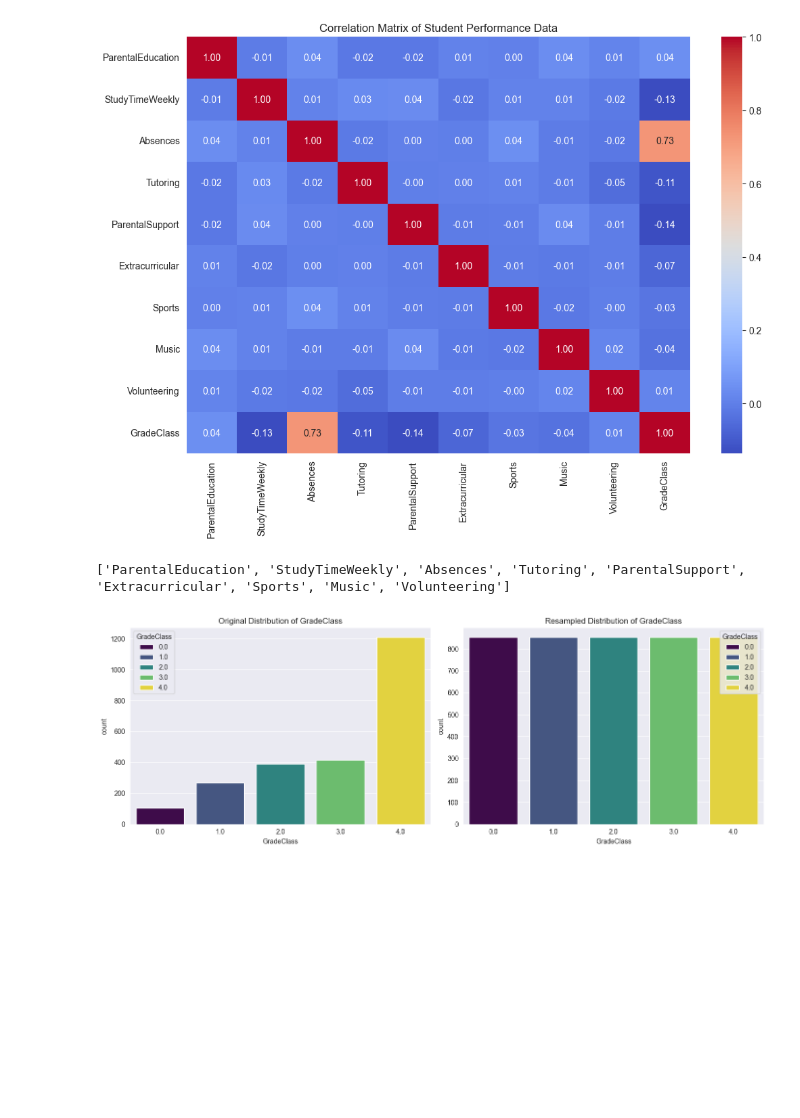
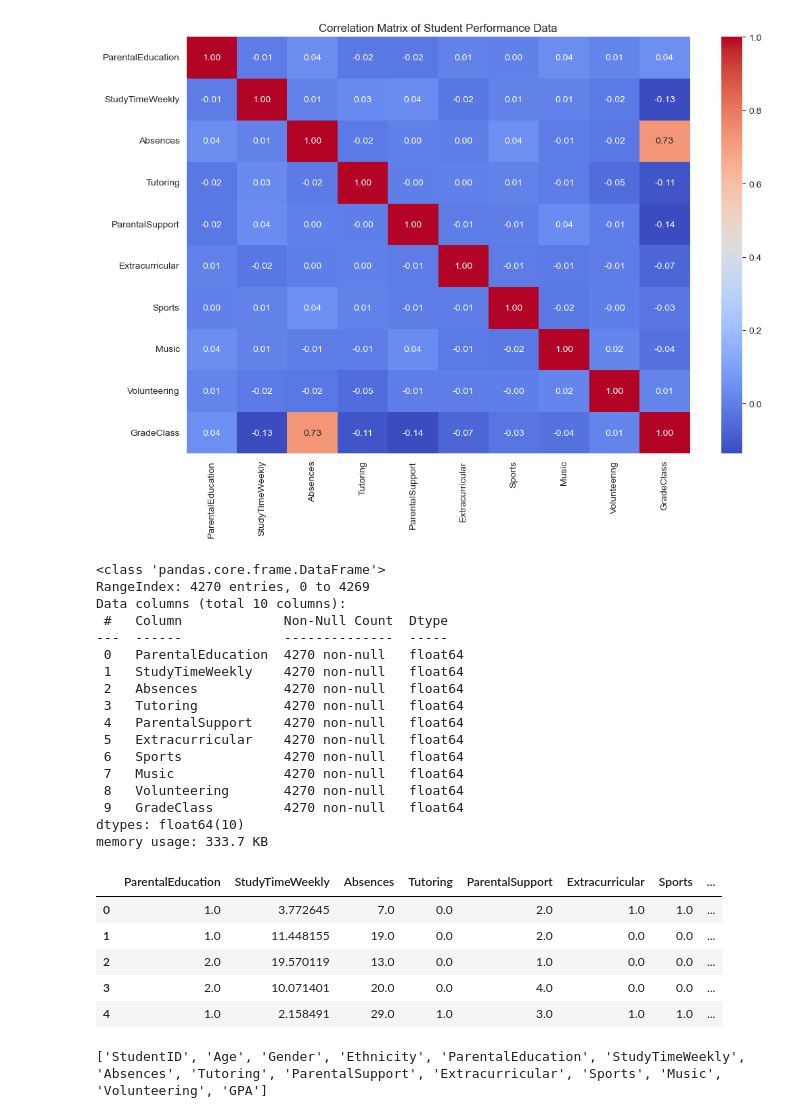
Before and after one commit to hoangcanthi/INM-701-coursework-group-Viet-Hoang-Pham---Jakub-Wochniak, a Jupyter notebook: Main.ipynb, the cells around one changed output. Drawn from its saved outputs; the diff is of its cells as text; code cells hidden in the pictures; blank space fills up the shorter version.

Commit message:
creating my own branch working on svm

```diff
--- a/Main.ipynb
+++ b/Main.ipynb
@@ -121,49 +121,3 @@ plt.title("Correlation Matrix of Student Performance Data")
 plt.show()
 # %% [output]
 [figure]
-# %%
-#now that the redundant columns have been dropped, we must focus on rebalancing the data for training, currently as it stands, the grade class distribution is heavily leaning towards lower grades than higher grades.
-#oversampling technique will be used to sample from the classes repeatedly that have been under-represented.
-
-from sklearn.model_selection import train_test_split
-from imblearn.over_sampling import SMOTE
-
-xColumns = [] #assigns empty list to hold all column names of x
-for x in data.columns: #for each column in the datas columns
-    if x != 'GradeClass': #if the column isn't the target grade class column
-        xColumns.append(x) #add said column to the list of
-
-print(xColumns)
-X = data[xColumns].values#takes the values the columns and assigns them to x
-y = data['GradeClass'].values #assign the remaining column values of GradeClass as Y
-#print(X)
-#print(y)
-
-X_train, X_test, y_train, y_test = train_test_split(X, y, test_size=0.3, random_state=42) #splits data into training and testing ensuring it'll always result in the same split that has been the result of state 42.
-
-#resamples the data to using consistent state of 42
-sm = SMOTE(random_state=42)
-X_resampled, y_resampled = sm.fit_resample(X_train, y_train) #resamples the data
-
-#create figure canvas
-fig, axes = plt.subplots(1, 2, figsize=(14, 5))
-
-sns.countplot(x="GradeClass", data=data, palette="viridis",hue="GradeClass" , ax=axes[0])
-axes[0].set_title("Original Distribution of GradeClass")
-
-#converts the resampled data to a dataframe which we can use to create a diagram from
-data_resampled = pd.DataFrame(X_resampled, columns=xColumns) #creating a data frame using values X_resampled with original columns
-data_resampled['GradeClass'] = y_resampled  #adding a new y column to said dataframe as the target column of GradeClass
-
-#creates countplot from the resampled data
-sns.countplot(x="GradeClass", data=data_resampled, palette="viridis", hue="GradeClass", ax=axes[1])
-axes[1].set_title("Resampled Distribution of GradeClass")
-
-#display the plots
-plt.tight_layout()
-plt.show()
-
-#as seen with the results below, the data has been successfully resample. INCLUDE A COMPARISON BETWEEN ACCURACY OF NON-RESAMPLE AI VS. RESAMPLED AI
-# %% [output]
-['ParentalEducation', 'StudyTimeWeekly', 'Absences', 'Tutoring', 'ParentalSupport', 'Extracurricular', 'Sports', 'Music', 'Volunteering']
-[figure, removed]
@@ -169,0 +143,31 @@ plt.show()
+# %%
+data_resampled.info()
+data_resampled.head()
+# %% [output]
+<class 'pandas.core.frame.DataFrame'>
+RangeIndex: 4270 entries, 0 to 4269
+Data columns (total 10 columns):
+ #   Column             Non-Null Count  Dtype
+---  ------             --------------  -----
+ 0   ParentalEducation  4270 non-null   float64
+ 1   StudyTimeWeekly    4270 non-null   float64
+ 2   Absences           4270 non-null   float64
+ 3   Tutoring           4270 non-null   float64
+ 4   ParentalSupport    4270 non-null   float64
+ 5   Extracurricular    4270 non-null   float64
+ 6   Sports             4270 non-null   float64
+ 7   Music              4270 non-null   float64
+ 8   Volunteering       4270 non-null   float64
+ 9   GradeClass         4270 non-null   float64
+dtypes: float64(10)
+memory usage: 333.7 KB
+|  | ParentalEducation | StudyTimeWeekly | Absences | Tutoring | ParentalSupport | Extracurricular | Sports | ... |
+| 0 | 1.0 | 3.772645 | 7.0 | 0.0 | 2.0 | 1.0 | 1.0 | ... |
+| 1 | 1.0 | 11.448155 | 19.0 | 0.0 | 2.0 | 0.0 | 0.0 | ... |
+| 2 | 2.0 | 19.570119 | 13.0 | 0.0 | 1.0 | 0.0 | 0.0 | ... |
+| 3 | 2.0 | 10.071401 | 20.0 | 0.0 | 4.0 | 0.0 | 0.0 | ... |
+| 4 | 1.0 | 2.158491 | 29.0 | 1.0 | 3.0 | 1.0 | 1.0 | ... |
+# %%
+print(xColumns)
+# %% [output]
+['StudentID', 'Age', 'Gender', 'Ethnicity', 'ParentalEducation', 'StudyTimeWeekly', 'Absences', 'Tutoring', 'ParentalSupport', 'Extracurricular', 'Sports', 'Music', 'Volunteering', 'GPA']
```
Also changed, not shown: parts of 4 cells of this notebook.
